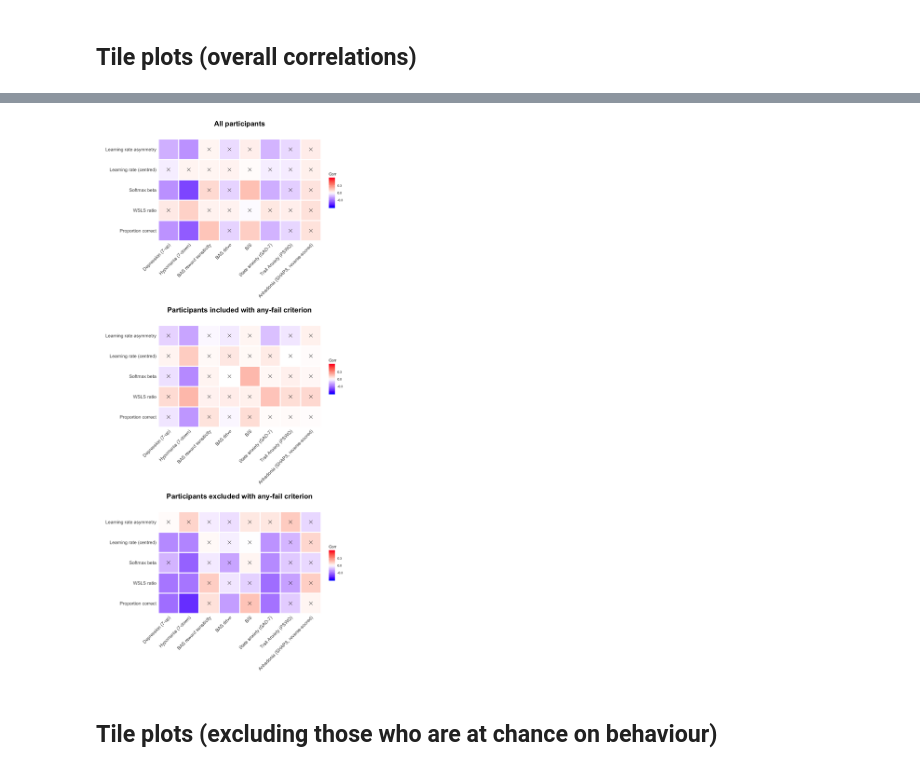
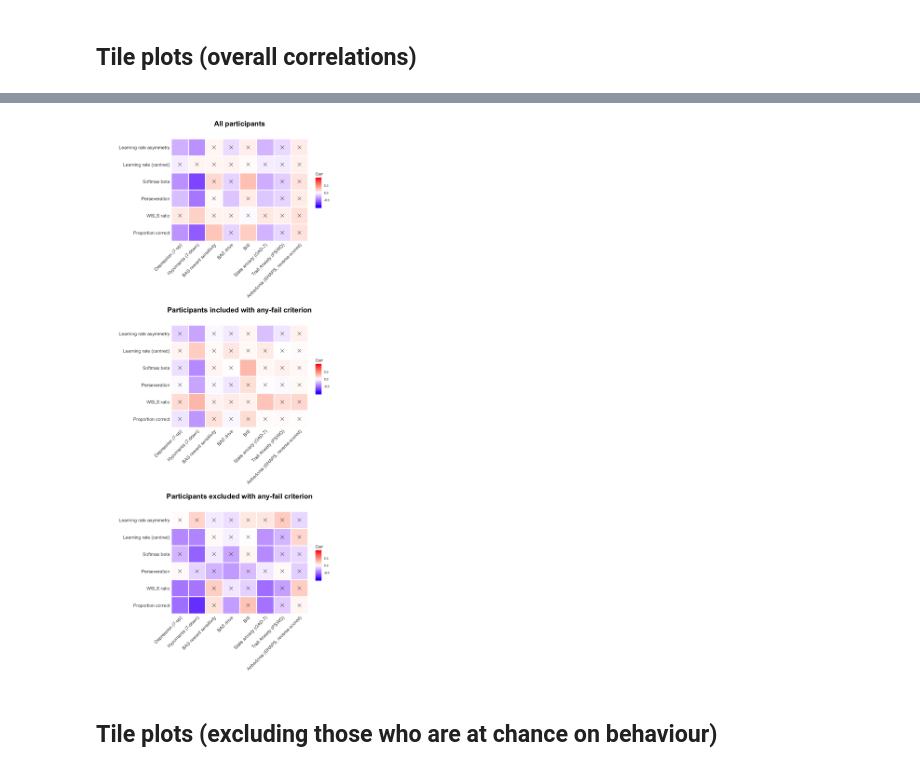
Before and after one commit to nivlab/sciops, a Jupyter notebook: analysis/notebooks/03_Correlations.ipynb, the cells around one changed output, grey strips where cells are left out. Cells and saved outputs as stored; diff of their text form; code cells hidden in the pictures.

Commit message:
Add perseveration metric

```diff
--- a/analysis/notebooks/03_Correlations.ipynb
+++ b/analysis/notebooks/03_Correlations.ipynb
@@ -43,8 +24,8 @@ source(here("utilities", "make_tile_plot.R"))
 # first pass: correlations with different measures with/without screening
 survey_measures <- c("seven_down", "seven_up", "bas_rwd", "bas_drive", "bis", "gad7", "pswq", "shaps")
 survey_names <- c("Depression (7-up)", "Hypomania (7-down)", "BAS reward sensitivity", "BAS drive", "BIS", "State anxiety (GAD-7)", "Trait Anxiety (PSWQ)", "Anhedonia (SHAPS, reverse-scored)")
-behav_measures <- c("prop_correct", "WSLS_ratio", "RW_asymm_beta", "RW_asymm_eta","RW_asymm_kappa")
-behav_names <- c("Proportion correct", "WSLS ratio", "Softmax beta", "Learning rate (centred)", "Learning rate asymmetry")
+behav_measures <- c("prop_correct", "WSLS_ratio", "mean_perseveration", "RW_asymm_beta", "RW_asymm_eta","RW_asymm_kappa")
+behav_names <- c("Proportion correct", "WSLS ratio", "Perseveration", "Softmax beta", "Learning rate (centred)", "Learning rate asymmetry")
 
 # plot correlations under different inclusion criteria
 all_plot <- tile_plot(title="All participants\n", metrics, behav_measures, survey_data, survey_measures, include_ix=survey_data$n_infreq_fail >= 0)
@@ -66,4 +45,4 @@ Warning message:
-[figure, old version]
+[figure, new version]
 # %% [markdown]
 ## Tile plots (excluding those who are at chance on behaviour)
 # %%
```
Also changed, not shown: parts of 3 cells of this notebook, 2 other files.
